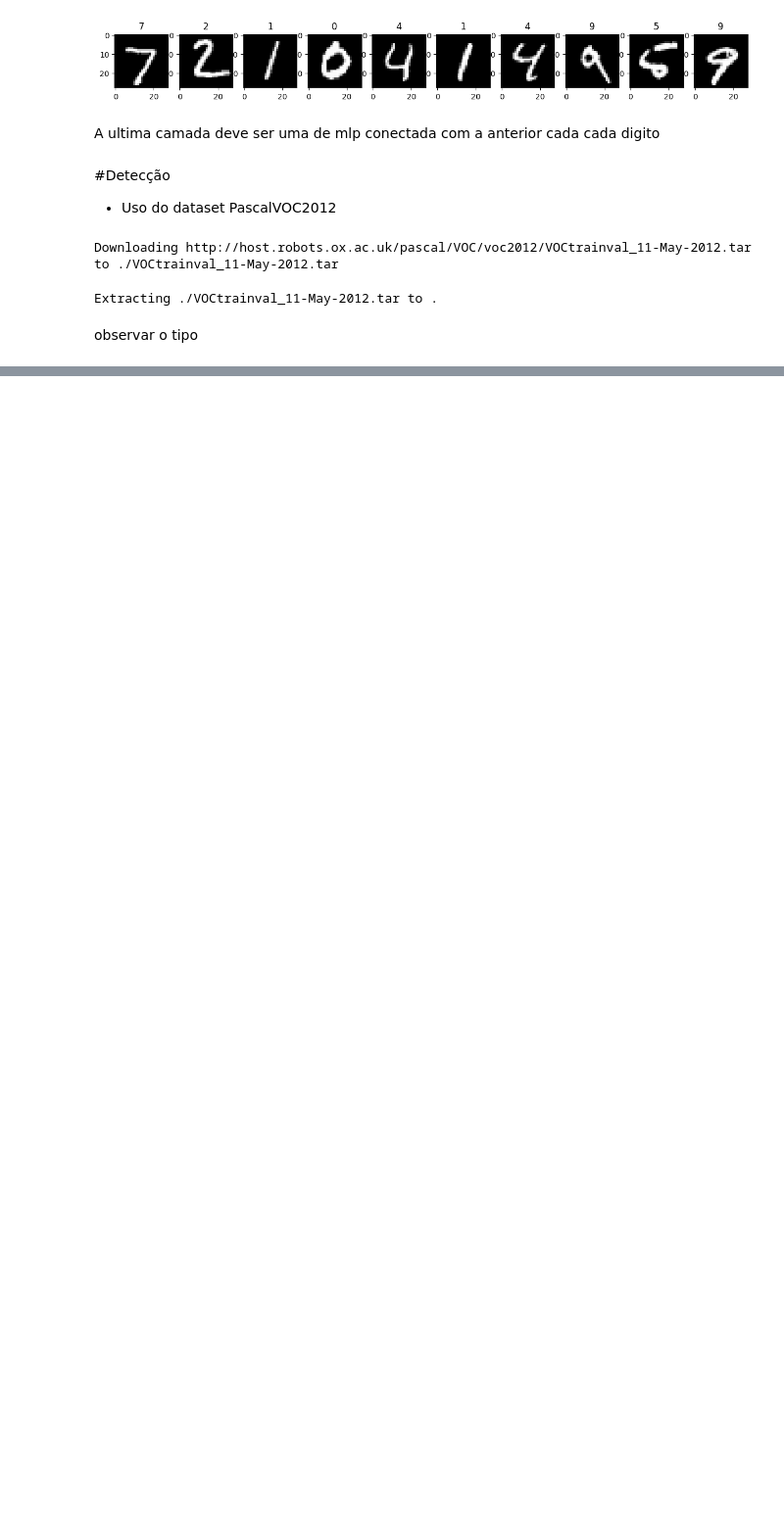
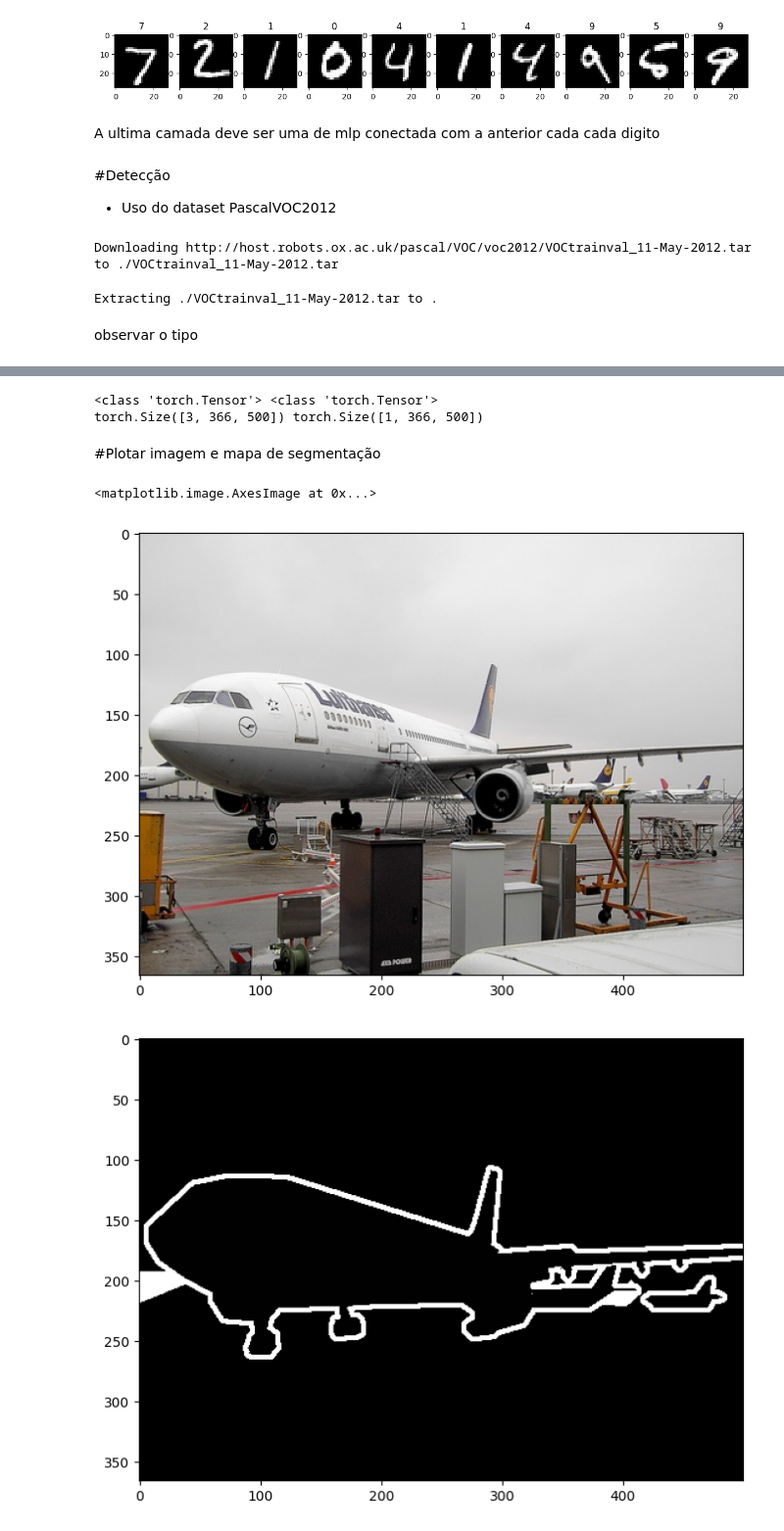
Before and after one commit to PedroAlmeida18/Rede_Neural_Convolucionauis, a Jupyter notebook: Rede_Neural_Convolucional_AULA010.ipynb, the cells around one changed output, grey strips where cells are left out. Shown at 98% size. Cells and saved outputs as stored; diff of their text form; code cells hidden in the pictures; blank space fills up the shorter version.

```diff
--- a/Rede_Neural_Convolucional_AULA010.ipynb
+++ b/Rede_Neural_Convolucional_AULA010.ipynb
@@ -92,0 +136,27 @@ torch.Size([3, 442, 500])
+# %%
+VOCs = datasets.VOCSegmentation('.',year='2012',
+                                image_set='val',
+                                download=False,
+                                transform= transforms.ToTensor(),
+                                target_transform=transforms.ToTensor())
+# %%
+dado, rotulo = VOCs[0]
+print(type(dado), type(rotulo))
+print(dado.size(), rotulo.size())
+# %% [output]
+<class 'torch.Tensor'> <class 'torch.Tensor'>
+torch.Size([3, 366, 500]) torch.Size([1, 366, 500])
+# %% [markdown]
+#Plotar imagem e mapa de segmentação
+# %%
+dado= dado.permute(1,2,0) #SEGUIR A MENCIONADO ANTES SOBRE
+                          #AS CORES NO TORCHVISION E NO MATPLOT QUE PRECISA MUDAR
+plt.figure(figsize=(8,6))
+plt.imshow(dado) # plotar a imagem normal
+
+plt.figure(figsize=(8,6)) #plotar a imagem de segmentação
+plt.imshow(rotulo[0], cmap='gray')
+# %% [output]
+<matplotlib.image.AxesImage at 0x...>
+[figure, added]
+[figure, added]
```
Also changed, not shown: parts of 7 cells of this notebook.
